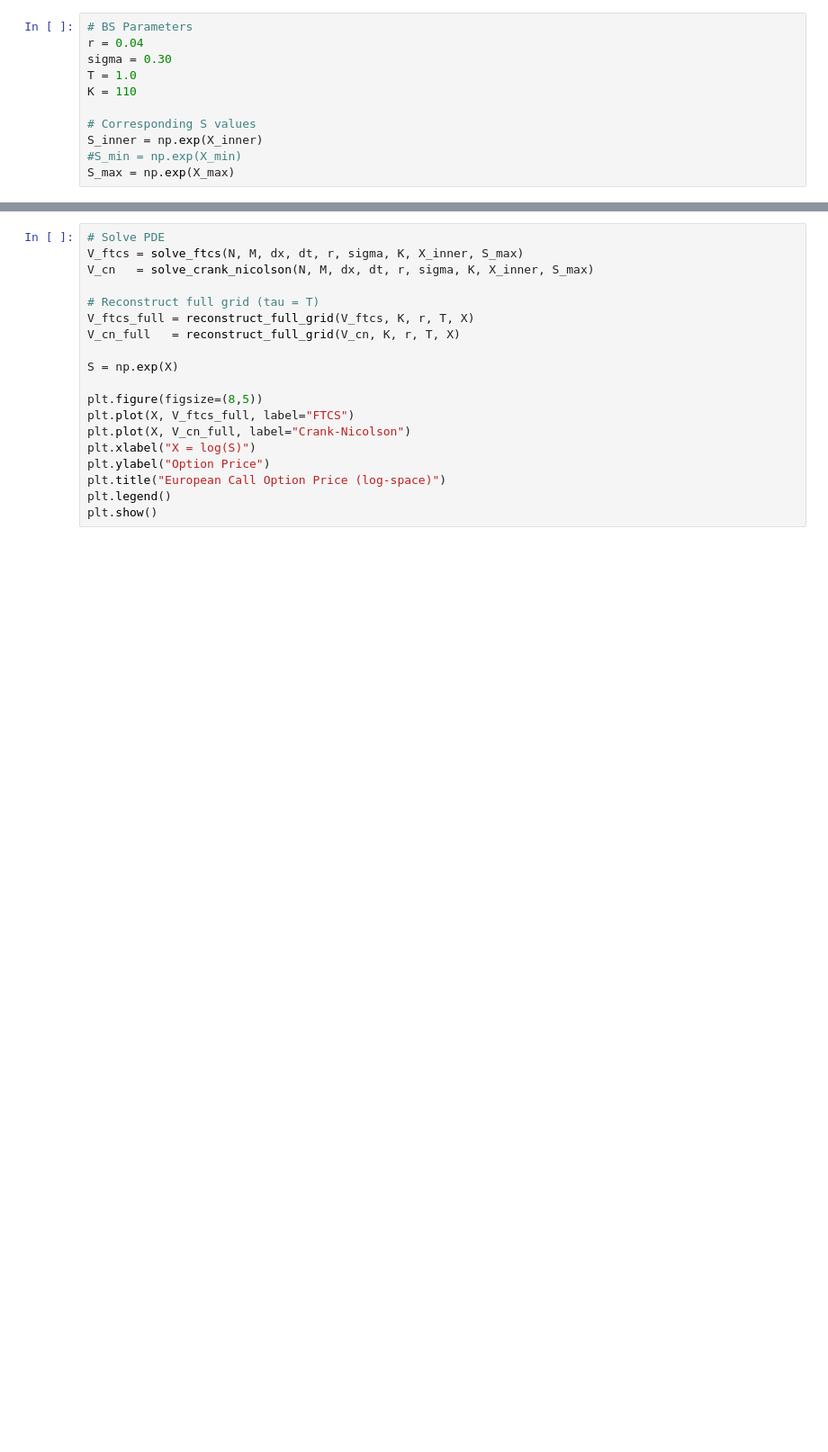
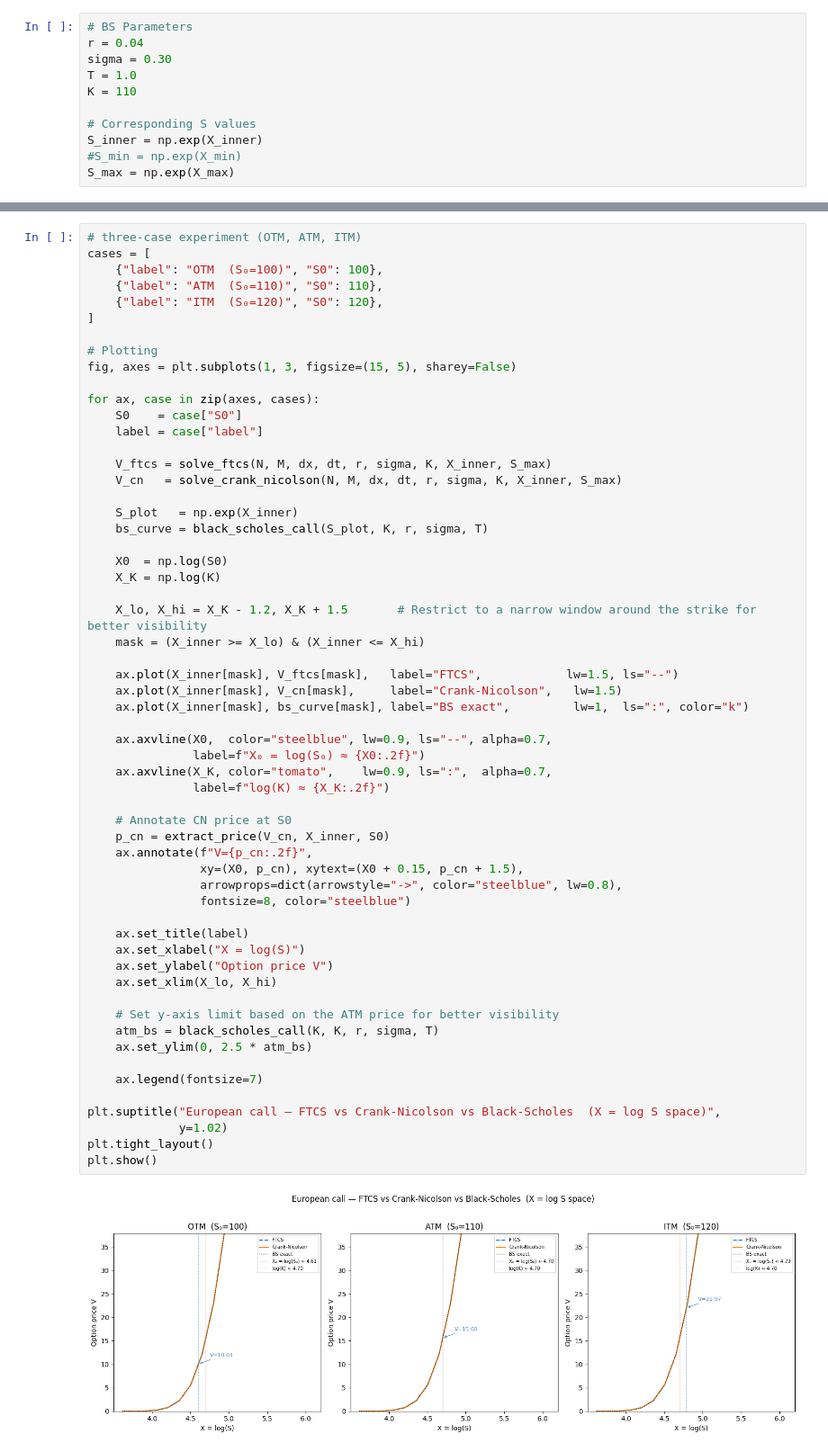
Before and after one commit to AnastasiaSaratsidou/computational-finance, a Jupyter notebook: advanced-pricing/notebooks/pde_fd_schemes.ipynb, the cells around one changed output, grey strips where cells are left out. Shown at 90% size. Cells and saved outputs as stored; diff of their text form; blank space fills up the shorter version.

Commit message:
fixing boundaries, adding cases

```diff
--- a/advanced-pricing/notebooks/pde_fd_schemes.ipynb
+++ b/advanced-pricing/notebooks/pde_fd_schemes.ipynb
@@ -372,19 +366,60 @@ def reconstruct_full_grid(V_inner, K, r, tau, X):
 # %%
-# Solve PDE
-V_ftcs = solve_ftcs(N, M, dx, dt, r, sigma, K, X_inner, S_max)
-V_cn   = solve_crank_nicolson(N, M, dx, dt, r, sigma, K, X_inner, S_max)
+# three-case experiment (OTM, ATM, ITM)
+cases = [
+    {"label": "OTM  (S₀=100)", "S0": 100},
+    {"label": "ATM  (S₀=110)", "S0": 110},
+    {"label": "ITM  (S₀=120)", "S0": 120},
+]
 
-# Reconstruct full grid (tau = T)
-V_ftcs_full = reconstruct_full_grid(V_ftcs, K, r, T, X)
-V_cn_full   = reconstruct_full_grid(V_cn, K, r, T, X)
+# Plotting
+fig, axes = plt.subplots(1, 3, figsize=(15, 5), sharey=False)
 
-S = np.exp(X)
+for ax, case in zip(axes, cases):
+    S0    = case["S0"]
+    label = case["label"]
 
-plt.figure(figsize=(8,5))
-plt.plot(X, V_ftcs_full, label="FTCS")
-plt.plot(X, V_cn_full, label="Crank-Nicolson")
-plt.xlabel("X = log(S)")
-plt.ylabel("Option Price")
-plt.title("European Call Option Price (log-space)")
-plt.legend()
+    V_ftcs = solve_ftcs(N, M, dx, dt, r, sigma, K, X_inner, S_max)
+    V_cn   = solve_crank_nicolson(N, M, dx, dt, r, sigma, K, X_inner, S_max)
+
+    S_plot   = np.exp(X_inner)
+    bs_curve = black_scholes_call(S_plot, K, r, sigma, T)
+
+    X0  = np.log(S0)
+    X_K = np.log(K)
+
+    X_lo, X_hi = X_K - 1.2, X_K + 1.5       # Restrict to a narrow window around the strike for better visibility
+    mask = (X_inner >= X_lo) & (X_inner <= X_hi)
+
+    ax.plot(X_inner[mask], V_ftcs[mask],   label="FTCS",            lw=1.5, ls="--")
+    ax.plot(X_inner[mask], V_cn[mask],     label="Crank-Nicolson",   lw=1.5)
+    ax.plot(X_inner[mask], bs_curve[mask], label="BS exact",         lw=1,  ls=":", color="k")
+
+    ax.axvline(X0,  color="steelblue", lw=0.9, ls="--", alpha=0.7,
+               label=f"X₀ = log(S₀) ≈ {X0:.2f}")
+    ax.axvline(X_K, color="tomato",    lw=0.9, ls=":",  alpha=0.7,
+               label=f"log(K) ≈ {X_K:.2f}")
+
+    # Annotate CN price at S0
+    p_cn = extract_price(V_cn, X_inner, S0)
+    ax.annotate(f"V={p_cn:.2f}",
+                xy=(X0, p_cn), xytext=(X0 + 0.15, p_cn + 1.5),
+                arrowprops=dict(arrowstyle="->", color="steelblue", lw=0.8),
+                fontsize=8, color="steelblue")
+
+    ax.set_title(label)
+    ax.set_xlabel("X = log(S)")
+    ax.set_ylabel("Option price V")
+    ax.set_xlim(X_lo, X_hi)
+
+    # Set y-axis limit based on the ATM price for better visibility
+    atm_bs = black_scholes_call(K, K, r, sigma, T)
+    ax.set_ylim(0, 2.5 * atm_bs)
+
+    ax.legend(fontsize=7)
+
+plt.suptitle("European call — FTCS vs Crank-Nicolson vs Black-Scholes  (X = log S space)",
+             y=1.02)
+plt.tight_layout()
 plt.show()
+# %% [output]
+[figure, added]
```
Also changed, not shown: parts of 6 cells of this notebook.
